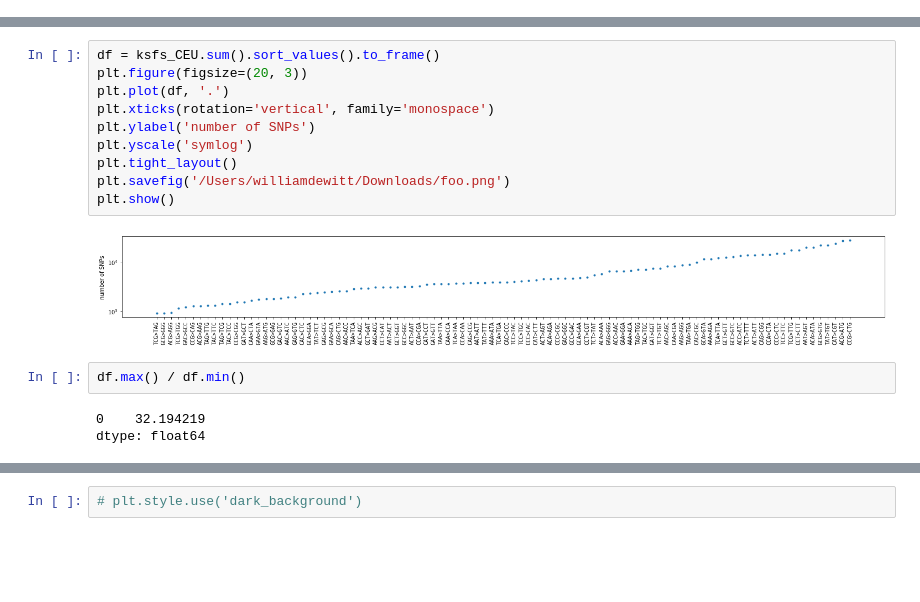
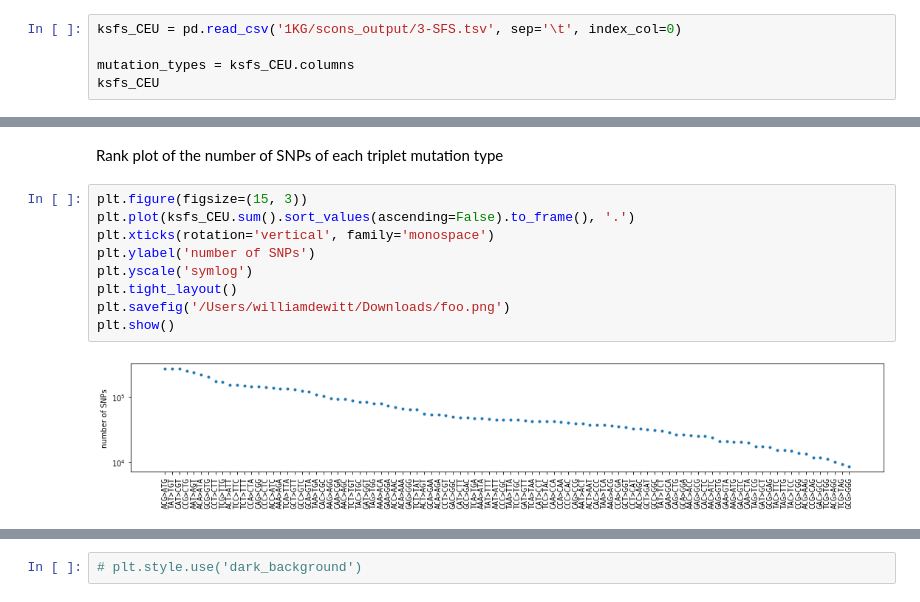
Before and after one commit to harrispopgen/mushi, a Jupyter notebook: 1KG.ipynb, the cells around one changed output, grey strips where cells are left out. Drawn from its saved outputs; the diff is of its cells as text; blank space fills up the shorter version.

```diff
--- a/1KG.ipynb
+++ b/1KG.ipynb
@@ -52,0 +23,5 @@ ksfs_CEU
+# %%
+ksfs_CEU = pd.read_csv('1KG/scons_output/3-SFS.tsv', sep='\t', index_col=0)
+
+mutation_types = ksfs_CEU.columns
+ksfs_CEU
@@ -53,17 +43,13 @@ ksfs_CEU
+# %% [markdown]
+Rank plot of the number of SNPs of each triplet mutation type
 # %%
-df = ksfs_CEU.sum().sort_values().to_frame()
-plt.figure(figsize=(20, 3))
-plt.plot(df, '.')
+plt.figure(figsize=(15, 3))
+plt.plot(ksfs_CEU.sum().sort_values(ascending=False).to_frame(), '.')
 plt.xticks(rotation='vertical', family='monospace')
 plt.ylabel('number of SNPs')
 plt.yscale('symlog')
 plt.tight_layout()
 plt.savefig('/Users/williamdewitt/Downloads/foo.png')
 plt.show()
 # %% [output]
-[figure, old version]
+[figure, new version]
-# %%
-df.max() / df.min()
-# %% [output]
-0    32.194219
-dtype: float64
```
Also changed, not shown: parts of 27 cells of this notebook, 7 other files.
